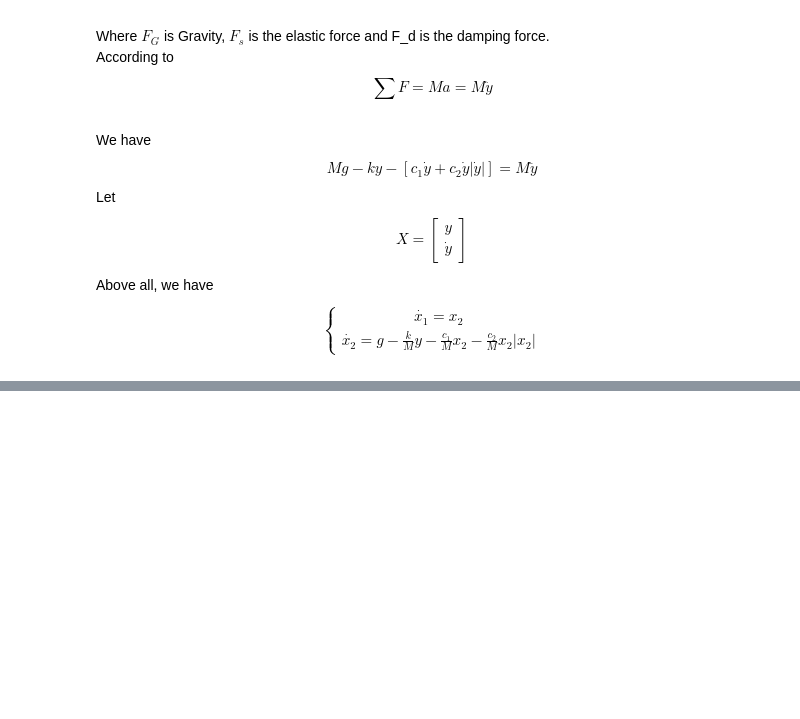
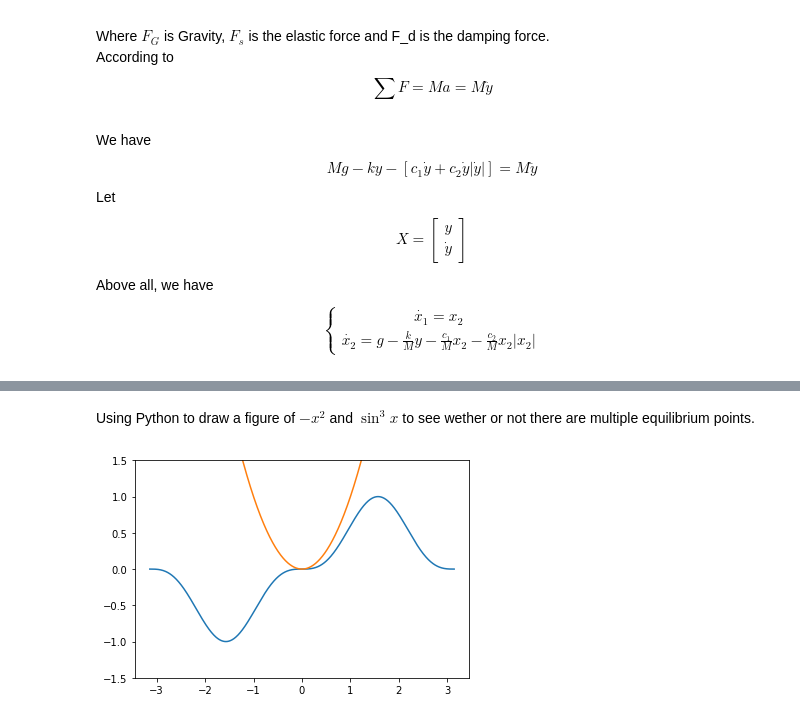
Before and after one commit to BoomAmplifier/NLS-HW, a Jupyter notebook: HW1.ipynb, the cells around one changed output, grey strips where cells are left out. Saved outputs shown, nothing was run; the diff lists cells and outputs as text; code cells hidden in the pictures; blank space fills up the shorter version.

```diff
--- a/HW1.ipynb
+++ b/HW1.ipynb
@@ -191,0 +292,14 @@ $$
+# %% [markdown]
+Using Python to draw a figure of $-x^2$ and $\sin^3{x}$ to see wether or not there are multiple equilibrium points.
+# %%
+import numpy as np
+import matplotlib.pyplot as plt
+%matplotlib inline
+x1= np.linspace(-1*np.pi,1*np.pi,1024,endpoint=True)
+y1= np.power(np.sin(x1),3)
+y2= np.power(x1,2)
+plt.plot(x1,y1,x1,y2)
+plt.ylim(-1.5,1.5)
+plt.show()
+# %% [output]
+[figure, added]
```
Also changed, not shown: parts of 19 cells of this notebook.
